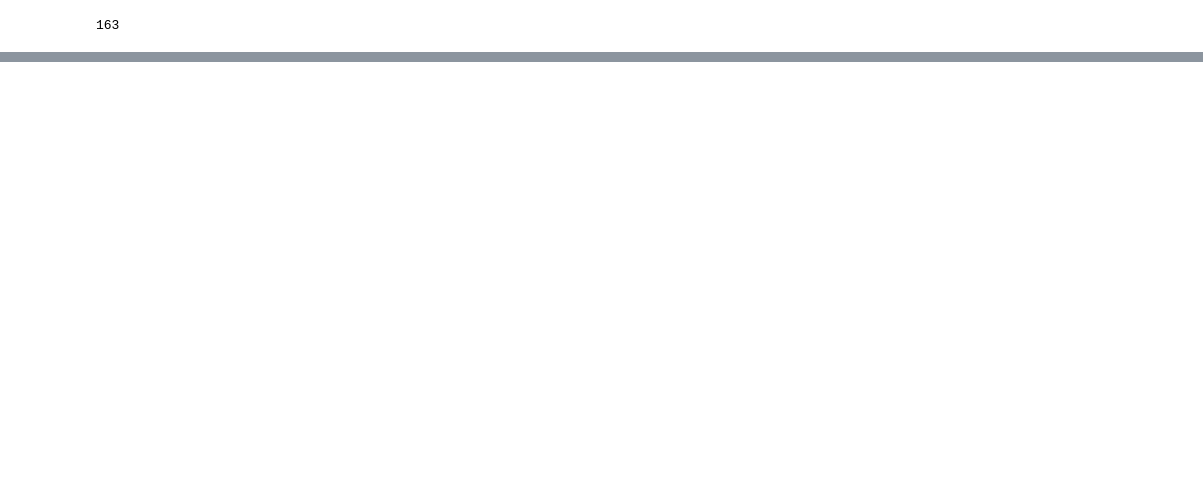
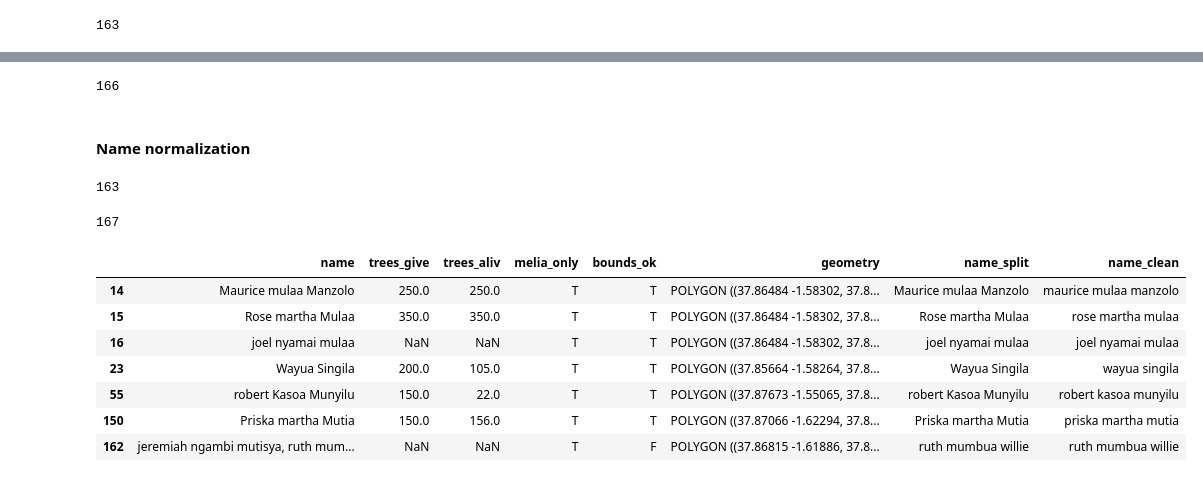
Before and after one commit to acreinsightsltd-terp/Tree-Parameter-Extraction-on-Small-holder-plots, a Jupyter notebook: pipelines/names_cleaning/notebooks/complete_list_cleaning.ipynb, the cells around one changed output, grey strips where cells are left out. Cells and saved outputs as stored; diff of their text form; code cells hidden in the pictures; blank space fills up the shorter version.

```diff
--- a/pipelines/names_cleaning/notebooks/complete_list_cleaning.ipynb
+++ b/pipelines/names_cleaning/notebooks/complete_list_cleaning.ipynb
@@ -107,0 +141,32 @@ Length: 2, dtype: str
+# %%
+final_gdf.rename(columns={'awg_kml' : 'name'}, inplace=True)
+# %%
+len(final_gdf)
+# %% [output]
+166
+# %% [markdown]
+#### Name normalization
+# %%
+# Define unwanted substrings / tokens
+UNWANTED_TERMS = [
+    "awg",
+    "farmer",
+    "old farmer",
+    "new",
+    "ond",
+    '-'
+]
+# %%
+def normalize_name(name):
+    if pd.isnull(name):
+        return None
+    name = name.lower()
+    name = re.sub(r'[^\w\s]', '', name)  # remove punctuation
+    for term in sorted(UNWANTED_TERMS, key=len, reverse=True):
+        pattern = r'\b' + re.escape(term) + r'\b'
+        name = re.sub(pattern, '', name)
+
+    # Remove standalone 4-digit years
+    name = re.sub(r'\b\d{4}\b', '', name)
+    name = re.sub(r'\s+', ' ', name)     # collapse spaces
+    return name.strip()
@@ -107,0 +182,34 @@ Length: 2, dtype: str
+# %%
+# Remove null names
+final_gdf = final_gdf[final_gdf["name"].notnull()]
+
+# Split grouped names
+final_gdf["name_split"] = final_gdf["name"].str.split(",")
+
+# Explode into individual rows
+final_gdf = final_gdf.explode("name_split")
+
+# Normalize
+final_gdf["name_clean"] = final_gdf["name_split"].apply(normalize_name)
+
+# Remove empty
+final_gdf = final_gdf[final_gdf["name_clean"].notnull()]
+# %%
+len(df)
+# %% [output]
+163
+# %%
+len(final_gdf)
+# %% [output]
+167
+# %%
+final_gdf.loc[final_gdf['geometry'].duplicated()]
+# %% [output]
+|  | name | trees_give | trees_aliv | melia_only | bounds_ok | geometry | name_split | name_clean |
+| 14 | Maurice mulaa Manzolo | 250.0 | 250.0 | T | T | POLYGON ((37.86484 -1.58302, 37.8... | Maurice mulaa Manzolo | maurice mulaa manzolo |
+| 15 | Rose martha Mulaa | 350.0 | 350.0 | T | T | POLYGON ((37.86484 -1.58302, 37.8... | Rose martha Mulaa | rose martha mulaa |
+| 16 | joel nyamai mulaa | NaN | NaN | T | T | POLYGON ((37.86484 -1.58302, 37.8... | joel nyamai mulaa | joel nyamai mulaa |
+| 23 | Wayua Singila | 200.0 | 105.0 | T | T | POLYGON ((37.85664 -1.58264, 37.8... | Wayua Singila | wayua singila |
+| 55 | robert Kasoa Munyilu | 150.0 | 22.0 | T | T | POLYGON ((37.87673 -1.55065, 37.8... | robert Kasoa Munyilu | robert kasoa munyilu |
+| 150 | Priska martha Mutia | 150.0 | 156.0 | T | T | POLYGON ((37.87066 -1.62294, 37.8... | Priska martha Mutia | priska martha mutia |
+| 162 | jeremiah ngambi mutisya, ruth mum... | NaN | NaN | T | F | POLYGON ((37.86815 -1.61886, 37.8... | ruth mumbua willie | ruth mumbua willie |
```
Also changed, not shown: parts of 19 cells of this notebook, 3 other files.
